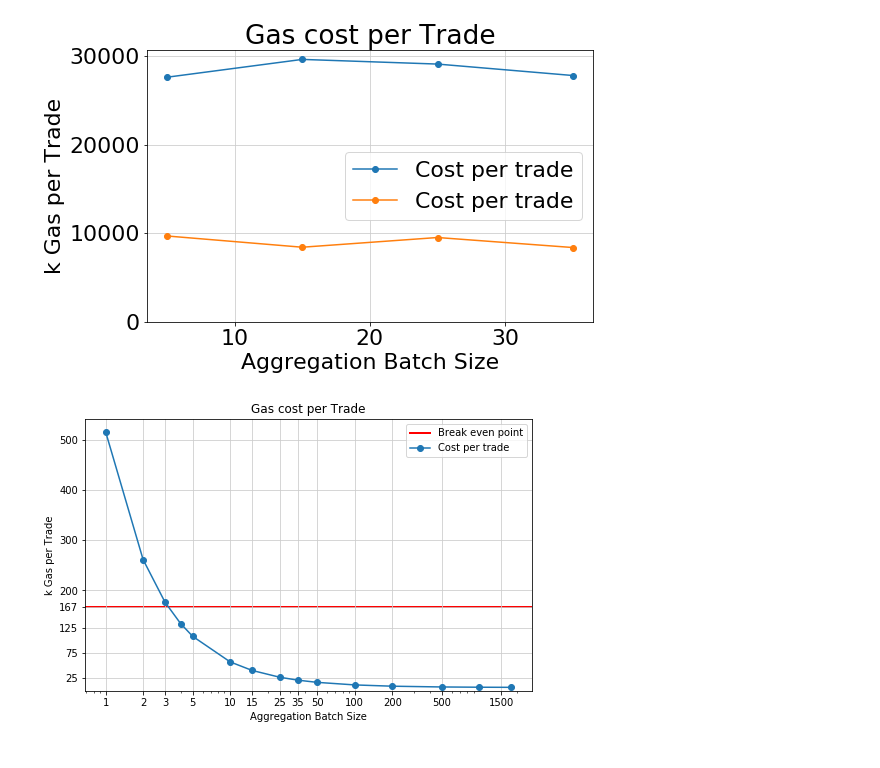
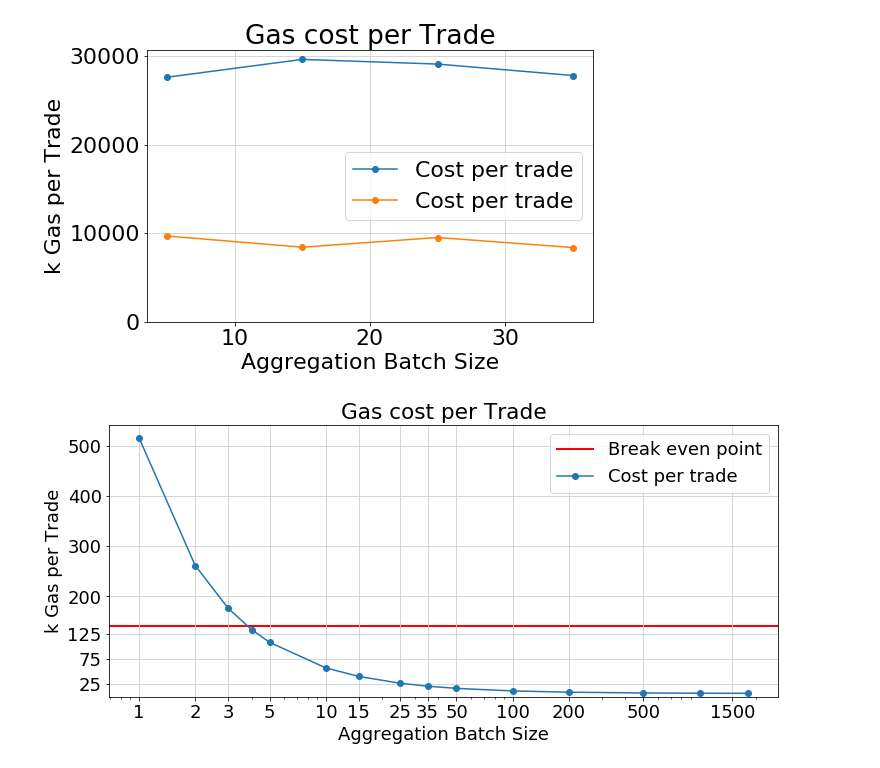
Before and after one commit to petscheit/bachelor, a Jupyter notebook: thesis/diagrams/Diagrams.ipynb, the cells around one changed output. Drawn from its saved outputs; the diff is of its cells as text; code cells hidden in the pictures.

```diff
--- a/thesis/diagrams/Diagrams.ipynb
+++ b/thesis/diagrams/Diagrams.ipynb
@@ -323,35 +323,35 @@ constraintsPerSec('results_final_dep')
 # %%
 def gas_cost_curve_eth(filename):
     data = read_csv(filename + '.csv', ',', False, True)
     eth_per_trade = []
     token_per_trade = []
     proof_const_per_sec = []
     label = []
     for result in data:
         eth_per_trade.append(int(data[result][4]))
         token_per_trade.append(int(data[result][3]) / 1000)
         label.append(int(data[result][0]))
 
-    fig1, ax1 = plt.subplots(figsize=(8, 5))
-    ax1.axhline(y=167,xmin=0,xmax=1811,c="red",linewidth=2,zorder=1, label = "Break even point")
+    fig1, ax1 = plt.subplots(figsize=(12, 5))
+    ax1.axhline(y=142,xmin=0,xmax=1811,c="red",linewidth=2,zorder=1, label = "Break even point")
     ax1.plot(label, token_per_trade, 'o-', label="Cost per trade")
-
+    plt.rcParams.update({'font.size': 18})
     ax1.set_xscale('log')
     ax1.set_xlabel('Aggregation Batch Size')
     ax1.set_ylabel('k Gas per Trade')
     ax1.set_xticks([1, 2, 3, 5, 10, 15, 25, 35, 50, 100, 200, 500, 1500])
-    ax1.set_yticks([25, 75, 125, 167, 200, 300, 400, 500])
+    ax1.set_yticks([25, 75, 125, 200, 300, 400, 500])
     ax1.get_yaxis().set_major_formatter(matplotlib.ticker.ScalarFormatter())
     ax1.get_xaxis().set_major_formatter(matplotlib.ticker.ScalarFormatter())
     ax1.set_ylim(ymin=0)
     plt.legend()
     plt.title("Gas cost per Trade")
-    plt.savefig(filename + '.png')
+    plt.savefig(filename + '.png', bbox_inches = 'tight')
     plt.show()
 
 gas_cost_curve_eth("trade_cost")
 # %% [output]
-[figure, old version]
+[figure, new version]
 # %%
 def gas_cost_curve_token (filename):
     data = read_csv(filename + '.csv', ',', False, True)
```
Also changed, not shown: parts of 4 cells of this notebook, 35 other files.
